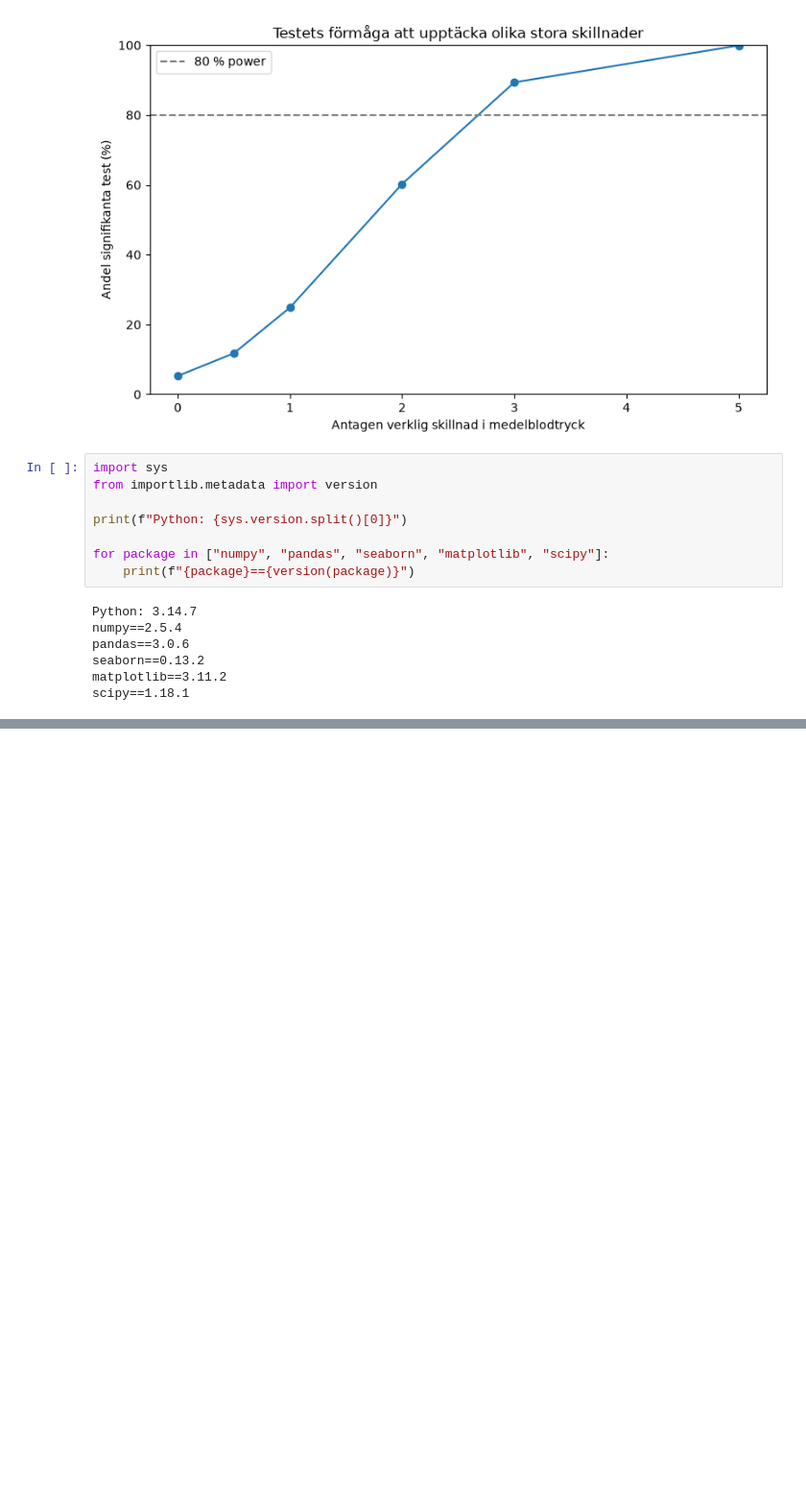
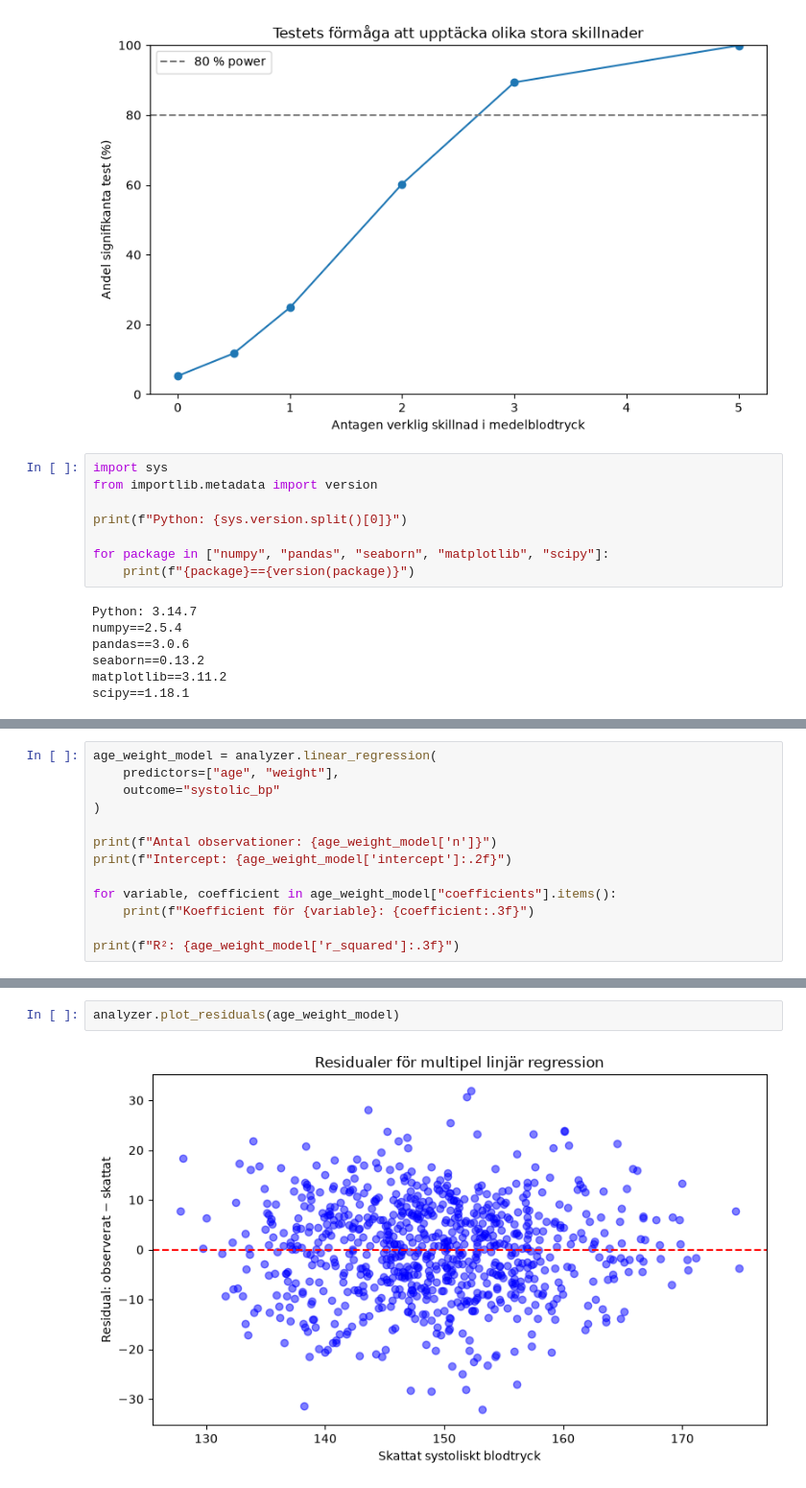
Before and after one commit to VicluUiB/statistisk-analys-halsodata_VictorLundstr-m, a Jupyter notebook: analys.ipynb, the cells around one changed output, grey strips where cells are left out. Shown at 96% size. Drawn from its saved outputs; the diff is of its cells as text; blank space fills up the shorter version.

Commit message:
Uppladdning av arbetsversion av del 2 med linjär regression och PCA

```diff
--- a/analys.ipynb
+++ b/analys.ipynb
@@ -643,0 +690,13 @@ scipy==1.18.1
+# %%
+age_weight_model = analyzer.linear_regression(
+    predictors=["age", "weight"],
+    outcome="systolic_bp"
+)
+
+print(f"Antal observationer: {age_weight_model['n']}")
+print(f"Intercept: {age_weight_model['intercept']:.2f}")
+
+for variable, coefficient in age_weight_model["coefficients"].items():
+    print(f"Koefficient för {variable}: {coefficient:.3f}")
+
+print(f"R²: {age_weight_model['r_squared']:.3f}")
@@ -643,0 +749,4 @@ scipy==1.18.1
+# %%
+analyzer.plot_residuals(age_weight_model)
+# %% [output]
+[figure, added]
```
Also changed, not shown: parts of 33 cells of this notebook, 1 other file.
